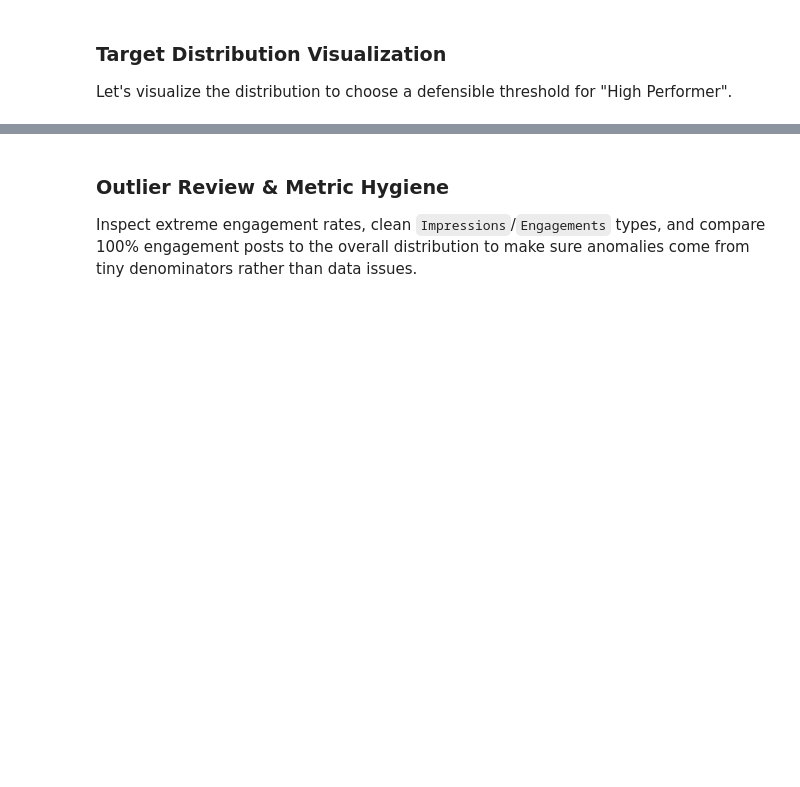
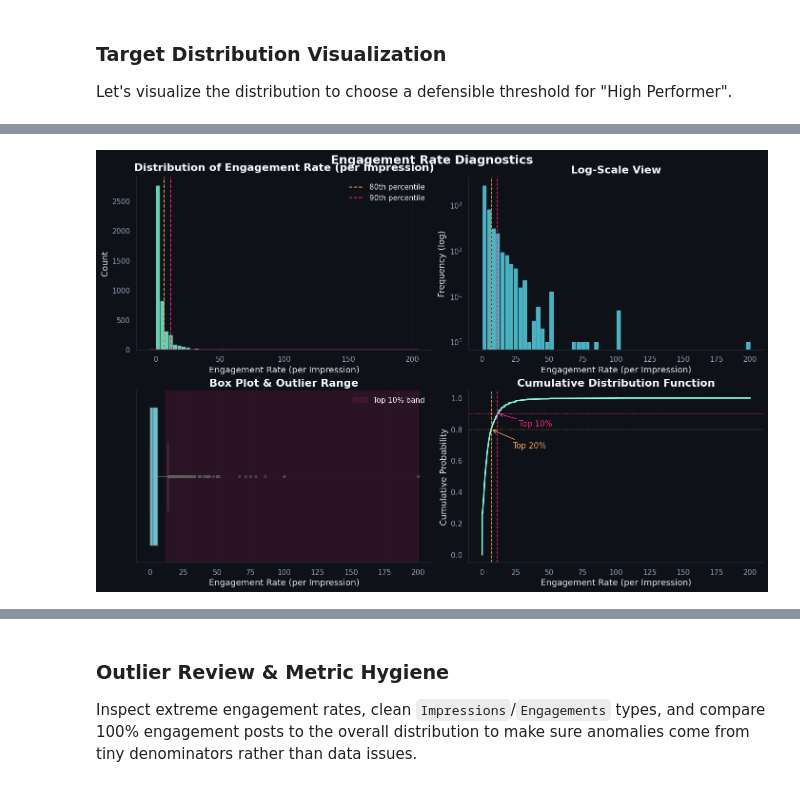
Before and after one commit to Tuminha/Periospot-ML-Social-Media-Performance-Predictor, a Jupyter notebook: notebooks/01_post_performance_binary.ipynb, the cells around one changed output, grey strips where cells are left out. Drawn from its saved outputs; the diff is of its cells as text; code cells hidden in the pictures; blank space fills up the shorter version.

```diff
--- a/notebooks/01_post_performance_binary.ipynb
+++ b/notebooks/01_post_performance_binary.ipynb
@@ -496,0 +522,81 @@ Your choice should balance:
+# %%
+# Engagement distribution diagnostics
+target_clean = df[target_col].dropna()
+p80 = target_clean.quantile(0.80)
+p90 = target_clean.quantile(0.90)
+output_path = IMG / 'engagement_rate_diagnostics.png'
+
+primary = '#80ffdb'
+secondary = '#56cfe1'
+highlight = '#f72585'
+gold = '#f4a259'
+
+fig, axes = plt.subplots(2, 2, figsize=(14, 9), constrained_layout=True)
+
+# Histogram + KDE
+sns.histplot(target_clean, bins=60, ax=axes[0, 0], color=primary, alpha=0.8, edgecolor='#0E1117')
+sns.kdeplot(target_clean, ax=axes[0, 0], color=highlight, linewidth=1.5)
+axes[0, 0].set_title(f'Distribution of {target_col}', pad=10)
+for value, color, label in [(p80, gold, '80th percentile'), (p90, highlight, '90th percentile')]:
+    axes[0, 0].axvline(value, color=color, linestyle='--', linewidth=1.4, label=label)
+axes[0, 0].legend(frameon=False, loc='upper right')
+
+# Log-scale histogram
+sns.histplot(target_clean, bins=60, ax=axes[0, 1], color=secondary, alpha=0.85, edgecolor='#0E1117')
+axes[0, 1].set(yscale='log', title='Log-Scale View', xlabel=target_col, ylabel='Frequency (log)')
+axes[0, 1].axvline(p80, color=gold, linestyle='--', linewidth=1.2)
+axes[0, 1].axvline(p90, color=highlight, linestyle='--', linewidth=1.2)
+
+# Box plot with high-performer highlight
+sns.boxplot(x=target_clean, ax=axes[1, 0], color=secondary, saturation=0.7, fliersize=3)
+axes[1, 0].set(title='Box Plot & Outlier Range', xlabel=target_col)
+axes[1, 0].axvspan(p90, target_clean.max(), color=highlight, alpha=0.12, label='Top 10% band')
+axes[1, 0].legend(loc='upper right')
+
+# CDF
+sorted_vals = np.sort(target_clean)
+cdf = np.linspace(1 / len(sorted_vals), 1, len(sorted_vals))
+max_val = float(sorted_vals[-1]) if len(sorted_vals) else 0.0
+annot_x_80 = min(p80 + 0.08 * max_val, max_val)
+annot_x_90 = min(p90 + 0.08 * max_val, max_val)
+axes[1, 1].plot(sorted_vals, cdf, color=primary, linewidth=2.2)
+axes[1, 1].axvline(p80, color=gold, linestyle='--', linewidth=1.2)
+axes[1, 1].axvline(p90, color=highlight, linestyle='--', linewidth=1.2)
+axes[1, 1].axhline(0.80, color=gold, linestyle=':', linewidth=1.0)
+axes[1, 1].axhline(0.90, color=highlight, linestyle=':', linewidth=1.0)
+axes[1, 1].set(title='Cumulative Distribution Function', xlabel=target_col, ylabel='Cumulative Probability')
+axes[1, 1].annotate('Top 20%', xy=(p80, 0.8), xytext=(annot_x_80, 0.68), color=gold,
+                    arrowprops=dict(arrowstyle='->', color=gold, lw=1.1))
+axes[1, 1].annotate('Top 10%', xy=(p90, 0.9), xytext=(annot_x_90, 0.82), color=highlight,
+                    arrowprops=dict(arrowstyle='->', color=highlight, lw=1.1))
+
+for ax in axes.flat:
+    ax.set_facecolor('none')
+    ax.grid(alpha=0.25)
+    for spine in ax.spines.values():
+        spine.set_color('#1F2937')
+
+fig.suptitle('Engagement Rate Diagnostics', y=1.015, fontsize=18, fontweight='semibold')
+fig.savefig(output_path, dpi=300, bbox_inches='tight', transparent=True)
+plt.show()
+plt.close(fig)
+
+print(f"Saved engagement diagnostic grid to {output_path}")
+print('\n' + '=' * 80)
+print('INTERPRETATION GUIDE')
+print('=' * 80)
+print("""
+- Look at the distribution shape: Is it skewed? Are there outliers?
+- Choose a percentile that separates 'High Performers' from 'Regular' posts
+- Common choices:
+  • 80th percentile = top 20% are \"High Performers\" (balanced)
+  • 85th percentile = top 15% are \"High Performers\" (more selective)
+  • 90th percentile = top 10% are \"High Performers\" (very selective)
+
+Your choice should balance:
+  1. Business value (catching enough high performers)
+  2. Model difficulty (not too imbalanced)
+  3. Interpretability (clear cutoff)
+""")
+# %% [output]
+[figure, added]
```
Also changed, not shown: parts of 16 cells of this notebook, 8 other files.
